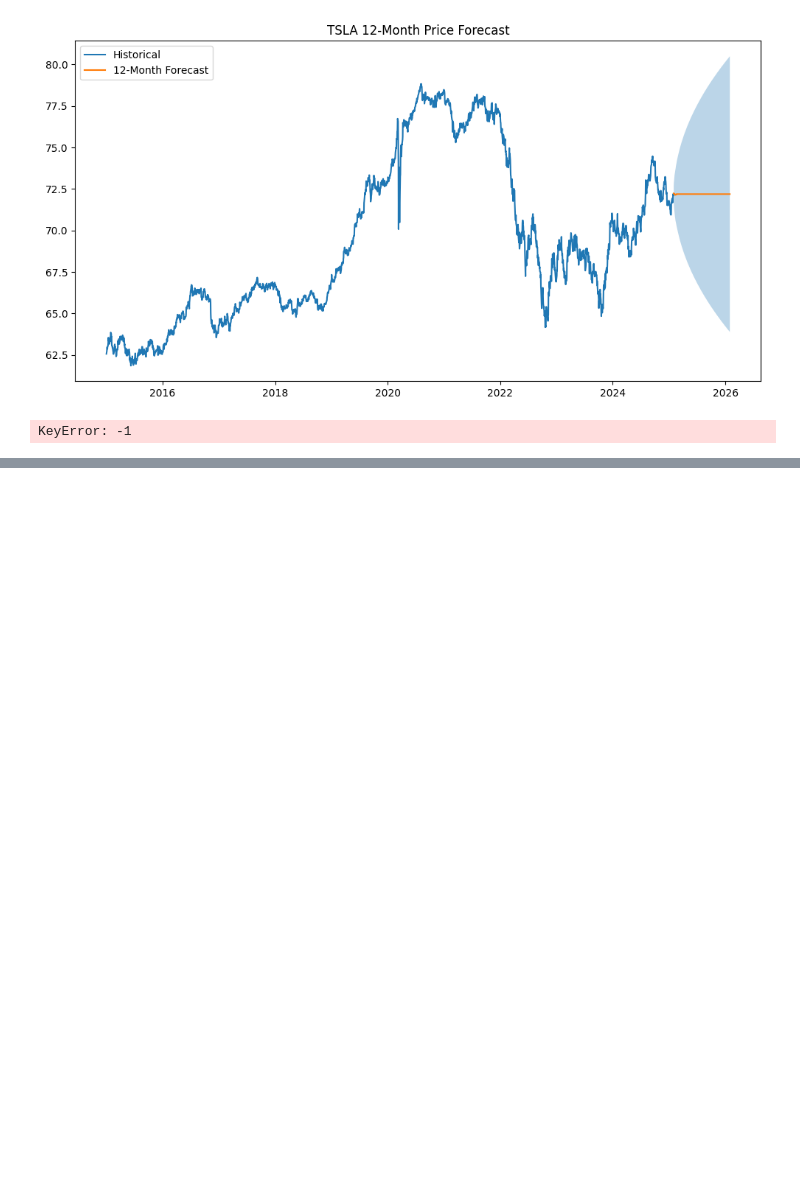
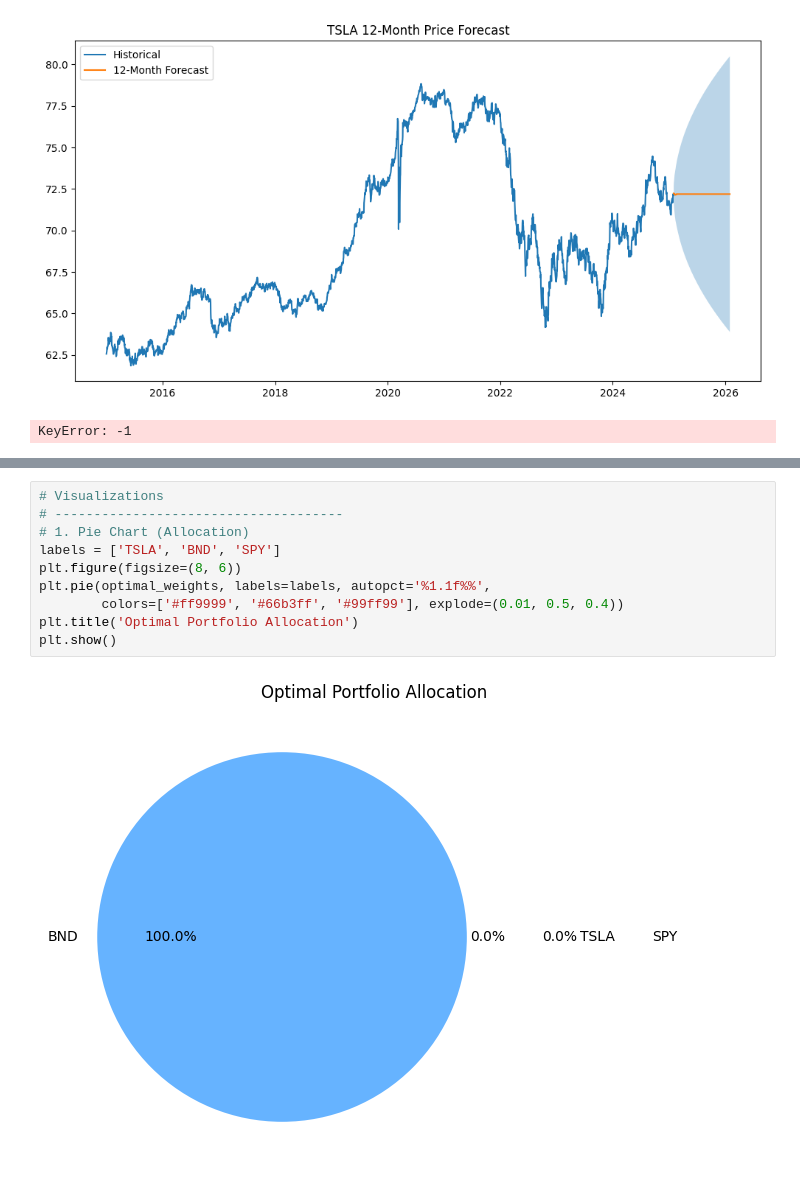
Before and after one commit to malzbanker/AIM_WEEK_11, a Jupyter notebook: notebooks/edde.ipynb, the cells around one changed output, grey strips where cells are left out. Saved outputs shown, nothing was run; the diff lists cells and outputs as text; blank space fills up the shorter version.

```diff
--- a/notebooks/edde.ipynb
+++ b/notebooks/edde.ipynb
@@ -294,0 +474,12 @@ KeyError: -1
+# %%
+# Visualizations
+# -------------------------------------
+# 1. Pie Chart (Allocation)
+labels = ['TSLA', 'BND', 'SPY']
+plt.figure(figsize=(8, 6))
+plt.pie(optimal_weights, labels=labels, autopct='%1.1f%%',
+        colors=['#ff9999', '#66b3ff', '#99ff99'], explode=(0.01, 0.5, 0.4))
+plt.title('Optimal Portfolio Allocation')
+plt.show()
+# %% [output]
+[figure, added]
```
Also changed, not shown: parts of 12 cells of this notebook.
